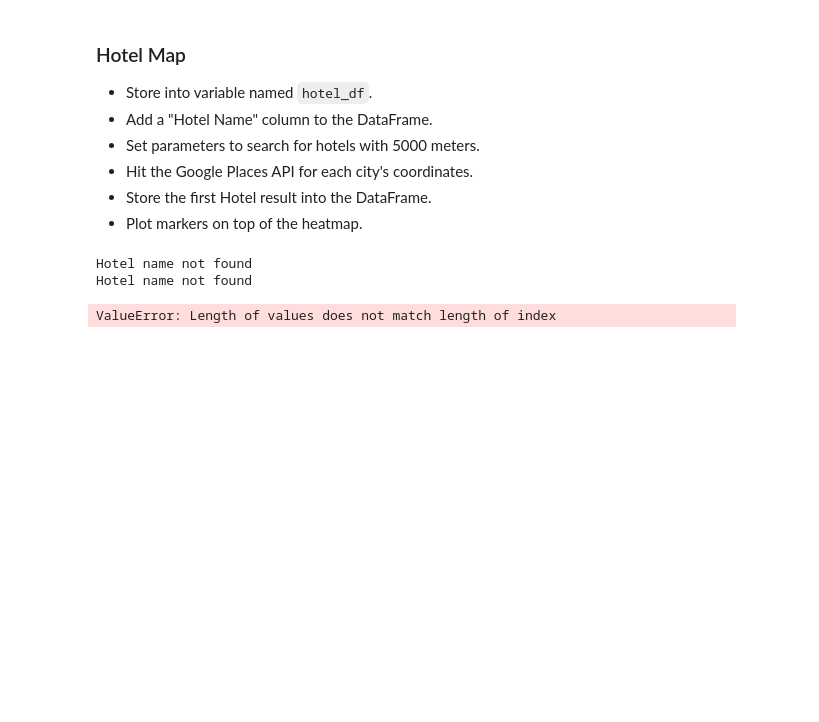
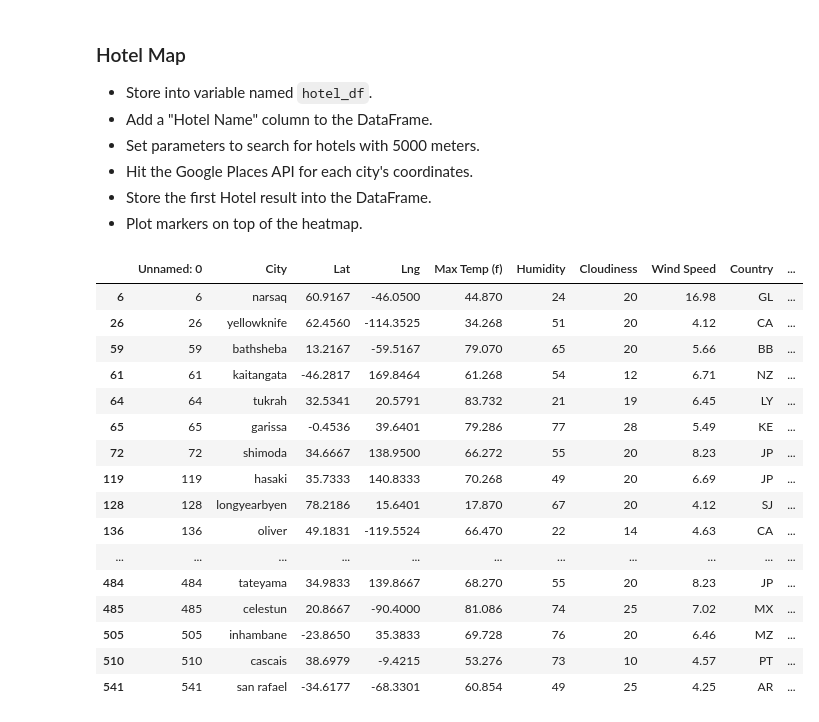
Before and after one commit to Lehmanc92/Python-API, a Jupyter notebook: starter_code/VacationPy.ipynb, the cells around one changed output. Drawn from its saved outputs; the diff is of its cells as text; code cells hidden in the pictures; blank space fills up the shorter version.

```diff
--- a/starter_code/VacationPy.ipynb
+++ b/starter_code/VacationPy.ipynb
@@ -106,6 +106,7 @@ hotel_df['Hotel Name'] = ''
 hotel_name = []
 hotel_lat = []
 hotel_lng = []
+
 
 # Creating for loop to add hotel for each row
 for i, row in hotel_df.iterrows():
@@ -113,35 +114,54 @@ for i, row in hotel_df.iterrows():
     try:
         # Setting search parameters and city coordinates
         hotel_search = "Hotel"
         city_coords = f"{row[2]},{row[3]}"
         radius = 5000
 
         params = {
             "location": city_coords,
             "keyword": hotel_search,
             "radius": radius,
             "key": g_key
         }
 
         # Building URL for Google Maps API
         base_url = "https://maps.googleapis.com/maps/api/place/nearbysearch/json"
         response = requests.get(base_url, params)
 
 
         hotel_choice = response.json()
 
 
-
+        # Gathering hotel data and appending it to lists
         hotel_name.append(hotel_choice['results'][0]['name'])
         hotel_lat.append(hotel_choice['results'][0]['geometry']['location']['lat'])
         hotel_lng.append(hotel_choice['results'][0]['geometry']['location']['lng'])
+
     except:
-        print("Hotel name not found")
 
+        # Setting a placeholder name so row can be deleted if there is no hotel available
+        hotel_name.append("Hotel name not found")
 
+        pass
+
+# Filling "Hotel Name" column with newly found hotels
 hotel_df['Hotel Name'] = hotel_name
 hotel_df
 # %% [output]
-Hotel name not found
-Hotel name not found
-ValueError: Length of values does not match length of index
+|  | Unnamed: 0 | City | Lat | Lng | Max Temp (f) | Humidity | Cloudiness | Wind Speed | Country | ... |
+| 6 | 6 | narsaq | 60.9167 | -46.0500 | 44.870 | 24 | 20 | 16.98 | GL | ... |
+| 26 | 26 | yellowknife | 62.4560 | -114.3525 | 34.268 | 51 | 20 | 4.12 | CA | ... |
+| 59 | 59 | bathsheba | 13.2167 | -59.5167 | 79.070 | 65 | 20 | 5.66 | BB | ... |
+| 61 | 61 | kaitangata | -46.2817 | 169.8464 | 61.268 | 54 | 12 | 6.71 | NZ | ... |
+| 64 | 64 | tukrah | 32.5341 | 20.5791 | 83.732 | 21 | 19 | 6.45 | LY | ... |
+| 65 | 65 | garissa | -0.4536 | 39.6401 | 79.286 | 77 | 28 | 5.49 | KE | ... |
+| 72 | 72 | shimoda | 34.6667 | 138.9500 | 66.272 | 55 | 20 | 8.23 | JP | ... |
+| 119 | 119 | hasaki | 35.7333 | 140.8333 | 70.268 | 49 | 20 | 6.69 | JP | ... |
+| 128 | 128 | longyearbyen | 78.2186 | 15.6401 | 17.870 | 67 | 20 | 4.12 | SJ | ... |
+| 136 | 136 | oliver | 49.1831 | -119.5524 | 66.470 | 22 | 14 | 4.63 | CA | ... |
+| ... | ... | ... | ... | ... | ... | ... | ... | ... | ... | ... |
+| 484 | 484 | tateyama | 34.9833 | 139.8667 | 68.270 | 55 | 20 | 8.23 | JP | ... |
+| 485 | 485 | celestun | 20.8667 | -90.4000 | 81.086 | 74 | 25 | 7.02 | MX | ... |
+| 505 | 505 | inhambane | -23.8650 | 35.3833 | 69.728 | 76 | 20 | 6.46 | MZ | ... |
+| 510 | 510 | cascais | 38.6979 | -9.4215 | 53.276 | 73 | 10 | 4.57 | PT | ... |
+| 541 | 541 | san rafael | -34.6177 | -68.3301 | 60.854 | 49 | 25 | 4.25 | AR | ... |
```
Also changed, not shown: parts of 5 cells of this notebook, 9 other files.
